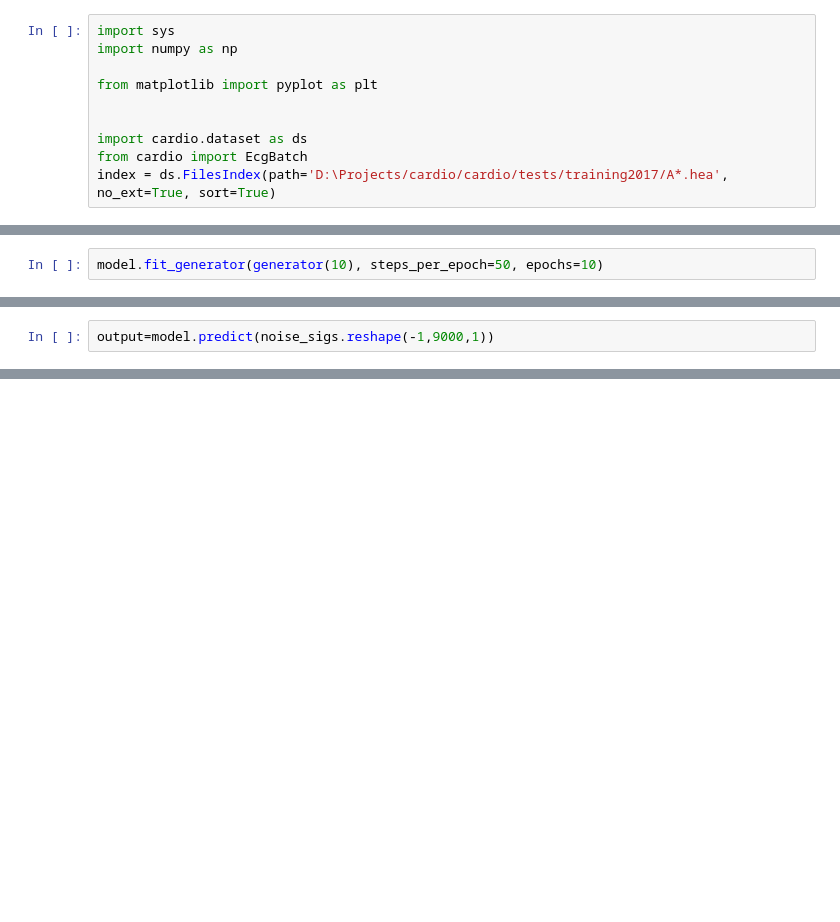
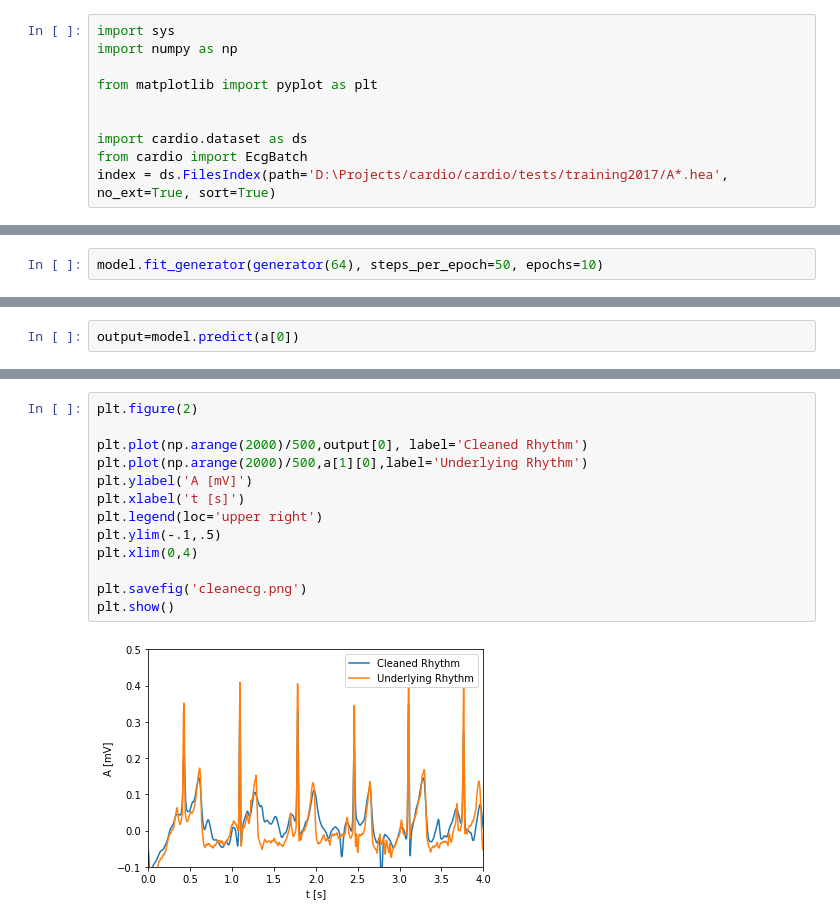
Before and after one commit to kmaylor/DeNoiser, a Jupyter notebook: DeNoiser_test.ipynb, the cells around one changed output, grey strips where cells are left out. Saved outputs shown, nothing was run; the diff lists cells and outputs as text; blank space fills up the shorter version.

```diff
--- a/DeNoiser_test.ipynb
+++ b/DeNoiser_test.ipynb
@@ -140,4 +87,4 @@ _________________________________________________________________
 # %%
-model.fit_generator(generator(10), steps_per_epoch=50, epochs=10)
+model.fit_generator(generator(64), steps_per_epoch=50, epochs=10)
 # %% [output]
 Epoch 1/10
@@ -196,2 +113,2 @@ array([ 0.12337987,  0.15473552,  0.19309981, ...,  1.38913886,
 # %%
-output=model.predict(noise_sigs.reshape(-1,9000,1))
+output=model.predict(a[0])
@@ -219,0 +128,15 @@ plt.xlim(0,2000)
+# %%
+plt.figure(2)
+
+plt.plot(np.arange(2000)/500,output[0], label='Cleaned Rhythm')
+plt.plot(np.arange(2000)/500,a[1][0],label='Underlying Rhythm')
+plt.ylabel('A [mV]')
+plt.xlabel('t [s]')
+plt.legend(loc='upper right')
+plt.ylim(-.1,.5)
+plt.xlim(0,4)
+
+plt.savefig('cleanecg.png')
+plt.show()
+# %% [output]
+[figure, added]
```
Also changed, not shown: parts of 21 cells of this notebook, 3 other files.
